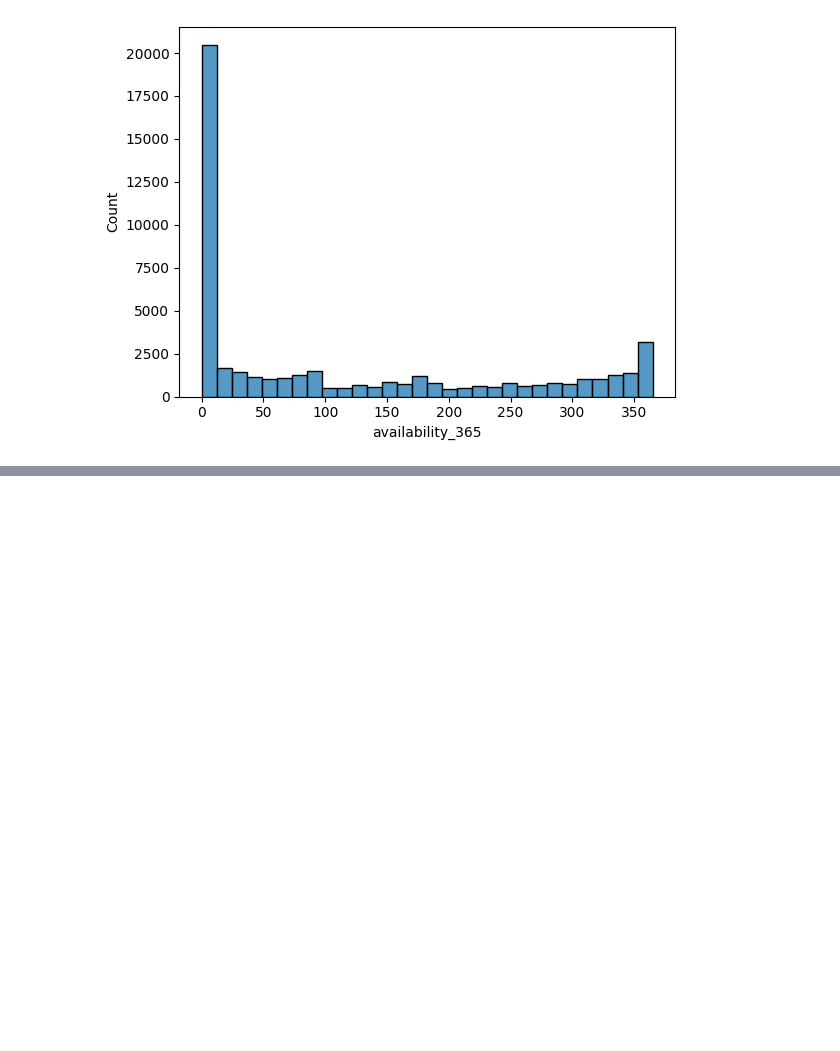
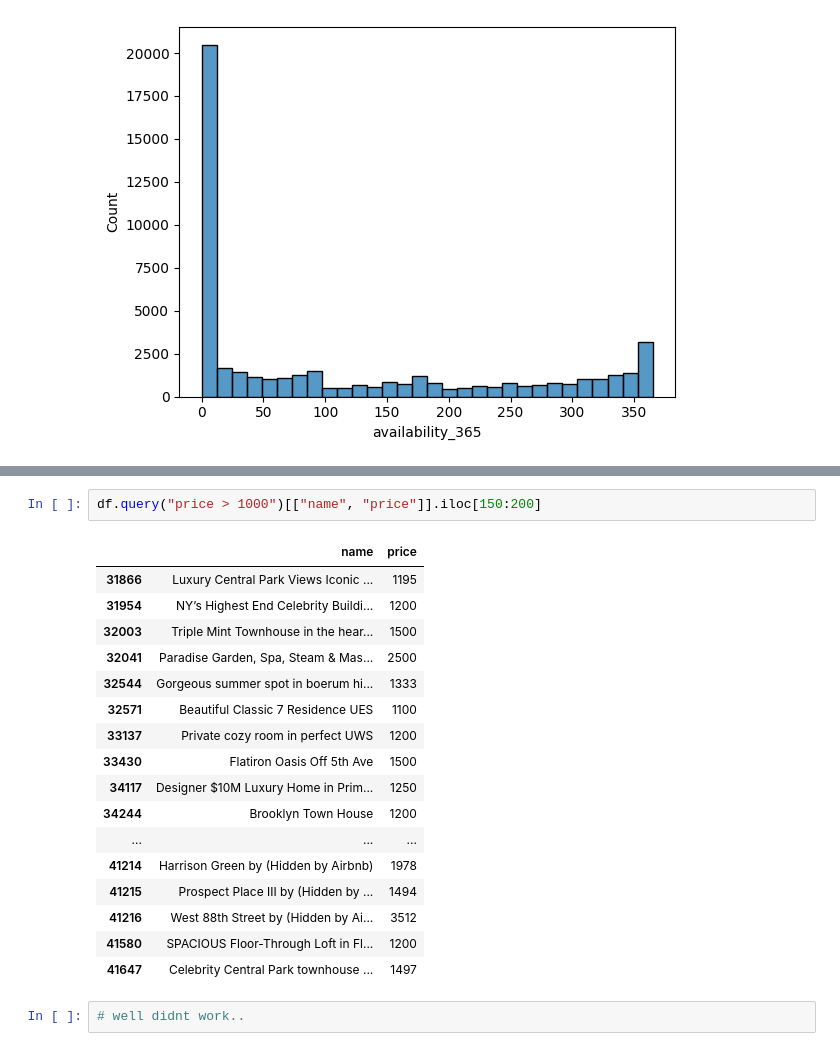
Before and after one commit to IlyasTcr/new-york-airbnb, a Jupyter notebook: main.ipynb, the cells around one changed output, grey strips where cells are left out. Cells and saved outputs as stored; diff of their text form; blank space fills up the shorter version.

```diff
--- a/main.ipynb
+++ b/main.ipynb
@@ -239,0 +260,22 @@ sns.histplot(df["availability_365"])
+# %%
+df.query("price > 1000")[["name", "price"]].iloc[150:200]
+# %% [output]
+|  | name | price |
+| 31866 | Luxury Central Park Views Iconic ... | 1195 |
+| 31954 | NY’s Highest End Celebrity Buildi... | 1200 |
+| 32003 | Triple Mint Townhouse in the hear... | 1500 |
+| 32041 | Paradise Garden, Spa, Steam & Mas... | 2500 |
+| 32544 | Gorgeous summer spot in boerum hi... | 1333 |
+| 32571 | Beautiful Classic 7 Residence UES | 1100 |
+| 33137 | Private cozy room in perfect UWS | 1200 |
+| 33430 | Flatiron Oasis Off 5th Ave | 1500 |
+| 34117 | Designer $10M Luxury Home in Prim... | 1250 |
+| 34244 | Brooklyn Town House | 1200 |
+| ... | ... | ... |
+| 41214 | Harrison Green by (Hidden by Airbnb) | 1978 |
+| 41215 | Prospect Place III by (Hidden by ... | 1494 |
+| 41216 | West 88th Street by (Hidden by Ai... | 3512 |
+| 41580 | SPACIOUS Floor-Through Loft in Fl... | 1200 |
+| 41647 | Celebrity Central Park townhouse ... | 1497 |
+# %%
+# well didnt work..
```
Also changed, not shown: parts of 2 cells of this notebook.
